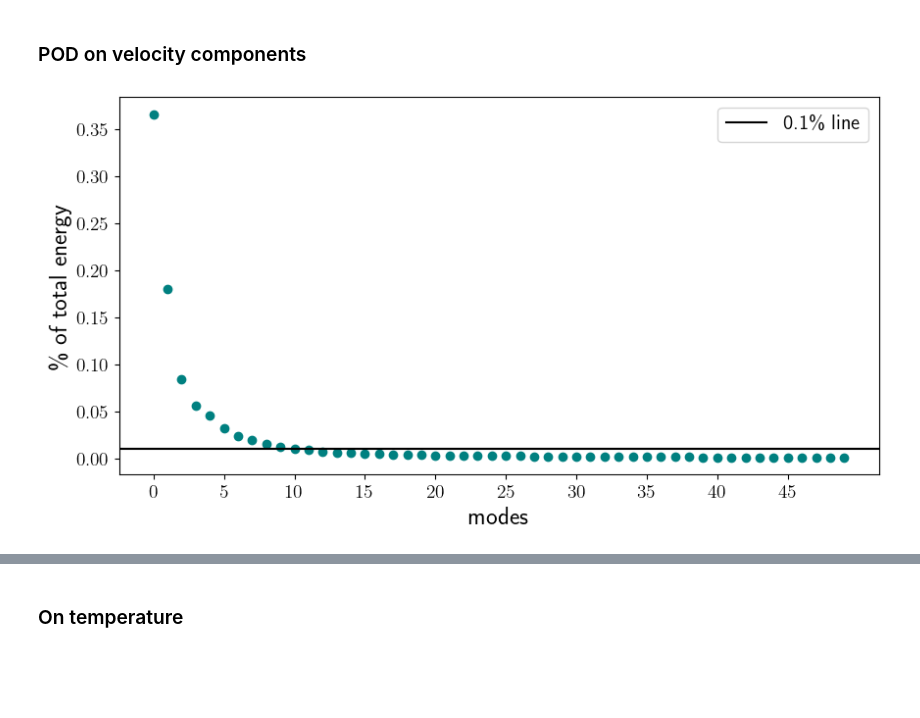
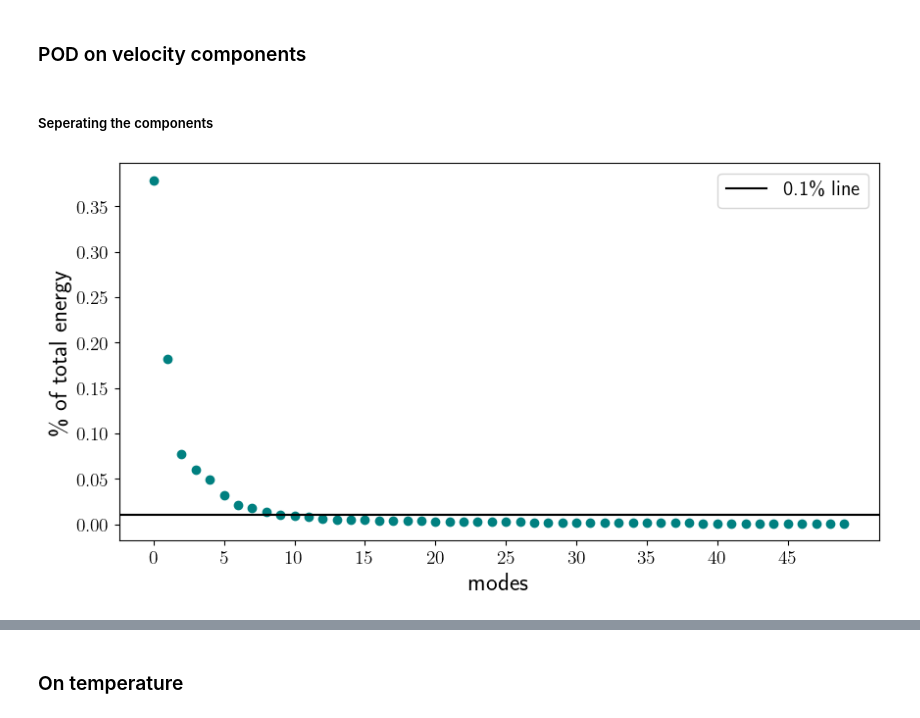
Before and after one commit to Julielmnt/Stage_M2, a Jupyter notebook: code/POD.ipynb, the cells around one changed output, grey strips where cells are left out. Cells and saved outputs as stored; diff of their text form; code cells hidden in the pictures; blank space fills up the shorter version.

```diff
--- a/code/POD.ipynb
+++ b/code/POD.ipynb
@@ -270,20 +262,24 @@ from POD import POD
 from POD import KE_modes_two_components
 from POD import KE_modes
 
-num_modes = 100
+num_modes = 500
 modes_u, eigvals_u, eigvecs_u, proj_coef_u = POD(U, h, l, num_modes)
 modes_w, eigvals_w, eigvecs_w, proj_coef_w = POD(W, h, l, num_modes)
+modes_uw, eigvals_uw, eigvecs_uw, proj_coef_uw = POD(UW, h, l, 2*num_modes)
 
 KE_modes_all = KE_modes_two_components(eigvals_u, eigvals_w, num_modes)
 KE_modes_u = KE_modes(eigvals_u, num_modes)
 KE_modes_w = KE_modes(eigvals_w, num_modes)
+KE_modes_uw = KE_modes(eigvals_uw, num_modes)
+# %% [markdown]
+##### Seperating the components
 # %%
 j = 50
 from POD import plot_energy_contribution
 
-plot_energy_contribution(KE_modes_all, j, fontsize)
-plt.savefig('../results/POD/energy_contribution', dpi=300)
+plot_energy_contribution(KE_modes_u, j, fontsize)
+# plt.savefig('../results/POD/energy_contribution', dpi=300)
 # %% [output]
-[figure, old version]
+[figure, new version]
 # %%
 print(np.shape(modes_u))
```
Also changed, not shown: parts of 26 cells of this notebook, 5 other files.
